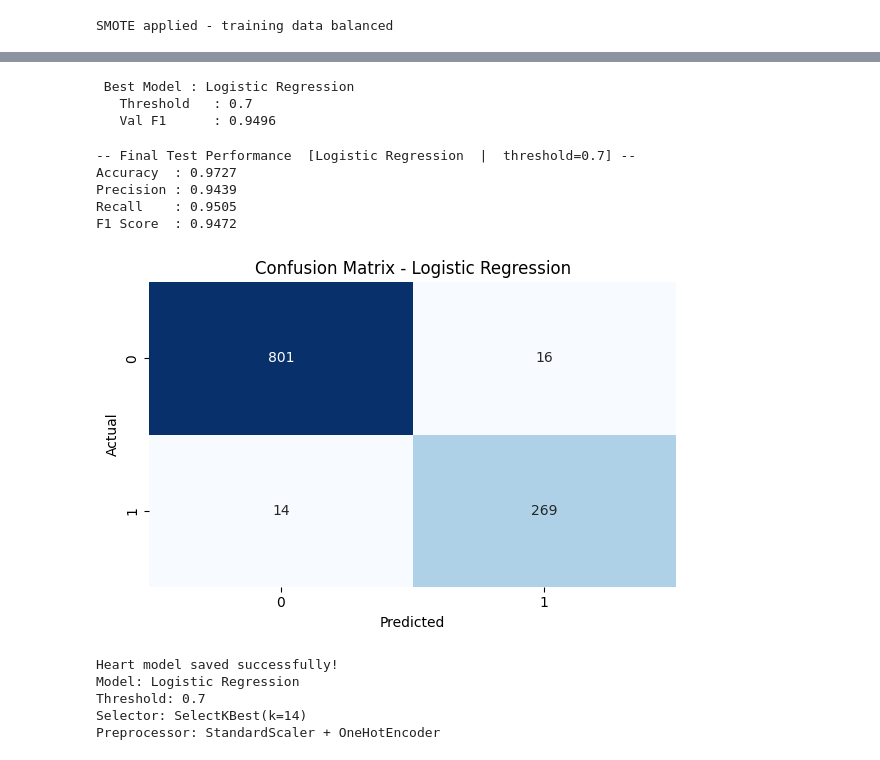
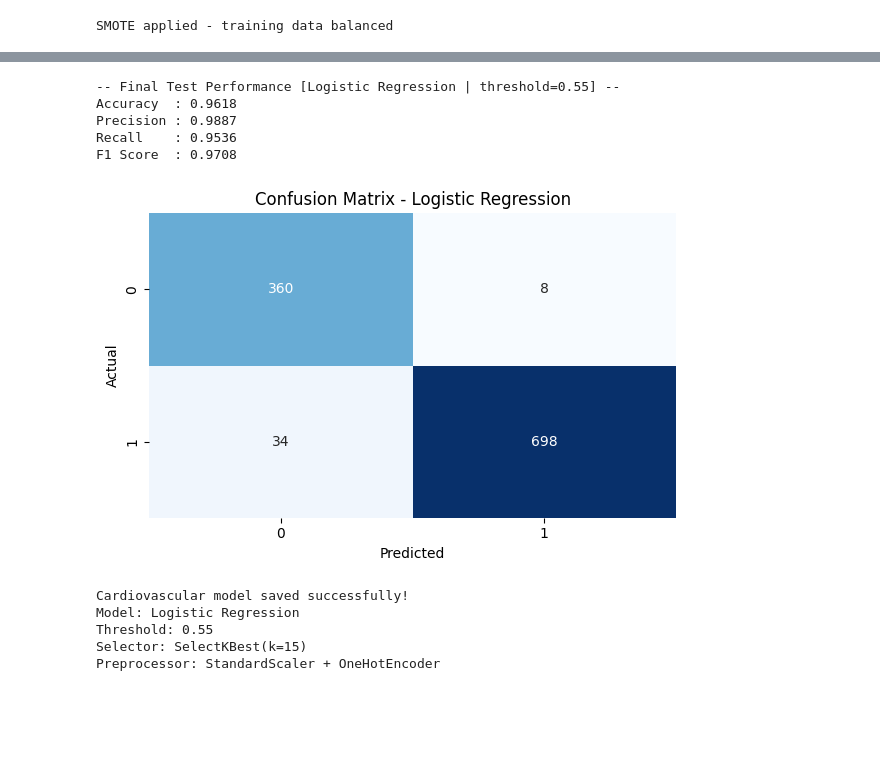
Before and after one commit to Priyansu-Nayak-10/Final-year-Research-Project, a Jupyter notebook: notebooks/cardiovascular_model.ipynb, the cells around one changed output, grey strips where cells are left out. Saved outputs shown, nothing was run; the diff lists cells and outputs as text; code cells hidden in the pictures; blank space fills up the shorter version.

```diff
--- a/notebooks/cardiovascular_model.ipynb
+++ b/notebooks/cardiovascular_model.ipynb
@@ -63,13 +66,12 @@ Target Values:
 # %%
 df.drop(columns=["Patient_ID", "heart_disease_risk_score"], inplace=True)
 df.dropna(inplace=True)
-
 # Clean target
 df["risk_category"] = df["risk_category"].astype(str).str.strip().str.lower()
 
 mapping = {
     "low": 0,
-    "medium": 0,
+    "medium": 1,
     "high": 1
 }
 
@@ -278,0 +399,7 @@ Logistic Regression    0.9664     0.8921  0.9894    0.9382
+# %%
+# Best Optimized Model Selection
+best_row = optimized_results_df.sort_values("F1", ascending=False).iloc[0]
+best_model_name = best_row["Model"]
+best_model = optimized_models[best_model_name]
+print(f"\nBest Optimized Model: {best_model_name}")
+print(f"Validation F1: {best_row['F1']:.4f}")
@@ -307,70 +428,57 @@ XGBoost               : best threshold = 0.55, F1 = 0.9057
-# %%
-# Select best model using VALIDATION performance (not test)
-best_model_name = max(best_f1_scores, key=best_f1_scores.get)
-best_model      = models[best_model_name]
-best_threshold  = best_thresholds[best_model_name]
-best_f1_val     = best_f1_scores[best_model_name]
-
-print(f"\n Best Model : {best_model_name}")
-print(f"   Threshold   : {best_threshold}")
-print(f"   Val F1      : {best_f1_val:.4f}")
-# %% [output]
- Best Model : Logistic Regression
-   Threshold   : 0.7
-   Val F1      : 0.9496
 # %%
-# Test set evaluation with best model and optimized threshold
-
-y_test_pred = (best_model.predict_proba(X_test_prep)[:, 1] >= best_threshold).astype(int)
+# Final Evaluation
+y_test_prob = best_model.predict_proba(X_test_prep)[:, 1]
+y_test_pred = (y_test_prob >= threshold).astype(int)
 cm_test = confusion_matrix(y_test, y_test_pred)
 
-print(f"\n-- Final Test Performance  [{best_model_name}  |  threshold={best_threshold}] --")
+print(f"\n-- Final Test Performance [{best_model_name} | threshold={threshold}] --")
 print(f"Accuracy  : {accuracy_score(y_test, y_test_pred):.4f}")
 print(f"Precision : {precision_score(y_test, y_test_pred):.4f}")
 print(f"Recall    : {recall_score(y_test, y_test_pred):.4f}")
 print(f"F1 Score  : {f1_score(y_test, y_test_pred):.4f}")
 
-# Confusion matrix chart
 plt.figure(figsize=(6, 4))
 sns.heatmap(cm_test, annot=True, fmt='d', cmap='Blues', cbar=False)
 plt.title(f'Confusion Matrix - {best_model_name}')
 plt.xlabel('Predicted')
 plt.ylabel('Actual')
 plt.tight_layout()
 plt.show()
 # %% [output]
--- Final Test Performance  [Logistic Regression  |  threshold=0.7] --
-Accuracy  : 0.9727
-Precision : 0.9439
-Recall    : 0.9505
-F1 Score  : 0.9472
+-- Final Test Performance [Logistic Regression | threshold=0.55] --
+Accuracy  : 0.9618
+Precision : 0.9887
+Recall    : 0.9536
+F1 Score  : 0.9708
-[figure, old version]
+[figure, new version]
 # %%
-# Save complete artifact with all components needed for inference
+# Artifact Saving
 final_artifact = {
     "model": best_model,
     "preprocessor": preprocessor,
     "selector": selector,
-    "threshold": best_threshold,
+    "selected_features": selected_features,
+    "feature_columns": list(X.columns),
+    "features": list(X.columns),
+    "threshold": threshold,
+    "model_name": best_model_name,
+    "best_model_name": best_model_name,
     "numeric_cols": numeric_cols,
     "categorical_cols": categorical_cols,
-    "model_name": best_model_name,
-    "features": list(X.columns),
-    "selected_features": selected_features
 }
 
 joblib.dump(final_artifact, "../models/cardiovascular_model.pkl")
 
-print("\nHeart model saved successfully!")
+print("\nCardiovascular model saved successfully!")
 print(f"Model: {best_model_name}")
-print(f"Threshold: {best_threshold}")
+print(f"Threshold: {threshold}")
 print(f"Selector: SelectKBest(k={best_k})")
 print("Preprocessor: StandardScaler + OneHotEncoder")
 # %% [output]
-Heart model saved successfully!
+Cardiovascular model saved successfully!
 Model: Logistic Regression
-Threshold: 0.7
-Selector: SelectKBest(k=14)
+Threshold: 0.55
+Selector: SelectKBest(k=15)
 Preprocessor: StandardScaler + OneHotEncoder
 # %%
 artifact = joblib.load("../models/cardiovascular_model.pkl")
```
Also changed, not shown: parts of 17 cells of this notebook, 4 other files.
